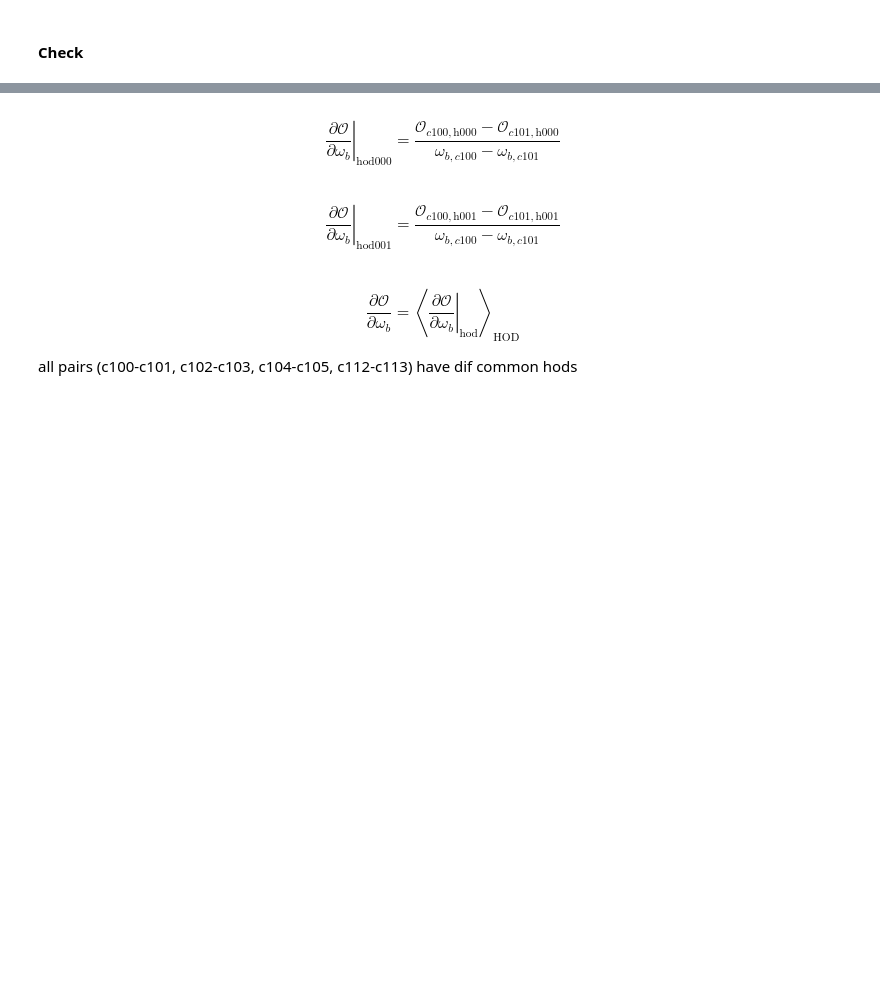
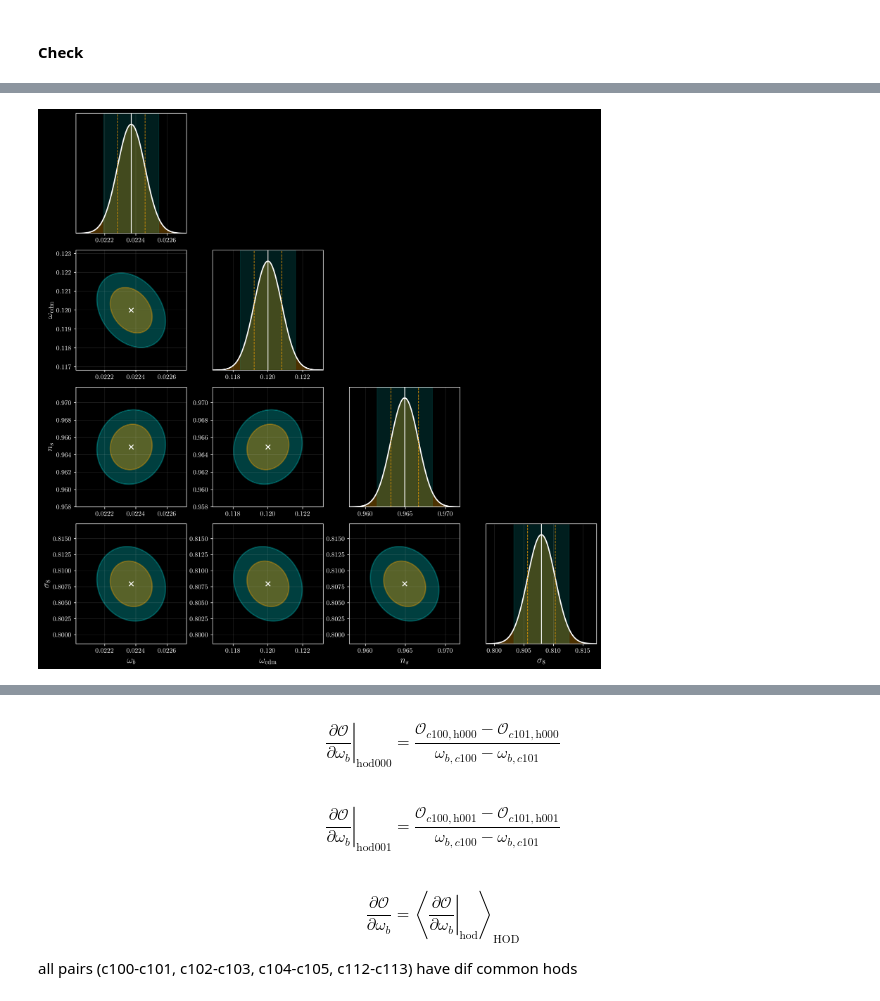
Before and after one commit to ValeriaTorresG/fisher-analysis, a Jupyter notebook: initial_fisher.ipynb, the cells around one changed output, grey strips where cells are left out. Cells and saved outputs as stored; diff of their text form; code cells hidden in the pictures; blank space fills up the shorter version.

```diff
--- a/initial_fisher.ipynb
+++ b/initial_fisher.ipynb
@@ -262 +504,87 @@ plt.show()
+# %%
+fig, axes = plt.subplots(npar, npar, figsize=(3.2*npar, 3.2*npar))
+
+if npar == 1:
+    axes = np.array([[axes]])
+
+for row in range(npar):
+    for col in range(npar):
+
+        ax = axes[row, col]
+
+        if col > row:
+            ax.axis('off')
+            continue
+
+        if row == col:
+            mu = theta_fid[row]
+            sig = np.sqrt(param_cov[row, row])
+
+            x = np.linspace(mu - 4 * sig, mu + 4 * sig, 500)
+
+            y = np.exp(-0.5 * ((x - mu) / sig)**2)
+            y /= y.max()
+
+            ax.plot(x, y, color='white', lw=2)
+            ax.fill_between(x, 0, y, color='orange', alpha=0.30)
+
+            ax.axvline(mu, color='white', lw=1.3)
+
+            ax.axvline(mu - sig, color='orange', lw=1, ls='--', alpha=0.8)
+            ax.axvline(mu + sig, color='orange', lw=1, ls='--', alpha=0.8)
+
+            ax.axvspan(mu-2*sig, mu+2*sig, color='cyan', alpha=0.12)
+
+            ax.set_xlim(mu - 4 * sig, mu + 4 * sig)
+            ax.set_ylim(0, 1.1)
+            ax.set_yticks([])
+
+            # ax.text(0.06, 0.82, param_names[row],
+            #         transform=ax.transAxes, fontsize=15,
+            #         color='white')
+            ax.grid(alpha=0.3, lw=0.3)
+
+        else:
+            i = row
+            j = col
+
+            cov2d = param_cov[np.ix_([j, i], [j, i])]
+            mean2d = theta_fid[[j, i]]
+
+            add_confidence_ellipse(ax, cov2d, mean2d,
+                                   level=0.954,
+                                   facecolor='cyan',
+                                   edgecolor='cyan',
+                                   alpha=0.25, lw=2)
+            add_confidence_ellipse(ax, cov2d, mean2d,
+                                   level=0.68,
+                                   facecolor='orange',
+                                   edgecolor='orange',
+                                   alpha=0.35, lw=2)
+
+            ax.scatter(mean2d[0], mean2d[1], marker='x',
+                       s=55, c='white', lw=1.5)
+
+            sig_x = np.sqrt(param_cov[j, j])
+            sig_y = np.sqrt(param_cov[i, i])
+
+            ax.set_xlim(mean2d[0] - 4 * sig_x,
+                        mean2d[0] + 4 * sig_x)
+            ax.set_ylim(mean2d[1] - 4 * sig_y,
+                        mean2d[1] + 4 * sig_y)
+
+            ax.grid(alpha=0.3, lw=0.3)
+
+        if row == npar - 1:
+            ax.set_xlabel(param_names[col], fontsize=15)
+        if col == 0 and row > 0:
+            ax.set_ylabel(param_names[row], fontsize=15)
+        ax.tick_params(axis='both', labelsize=11)
+
+
+plt.tight_layout()
+plt.savefig('conf_ellip.png', dpi=360, bbox_inches='tight')
+plt.show()
+# %% [output]
+[figure, added]
 # %% [markdown]
```
Also changed, not shown: parts of 38 cells of this notebook, 1 other file.
